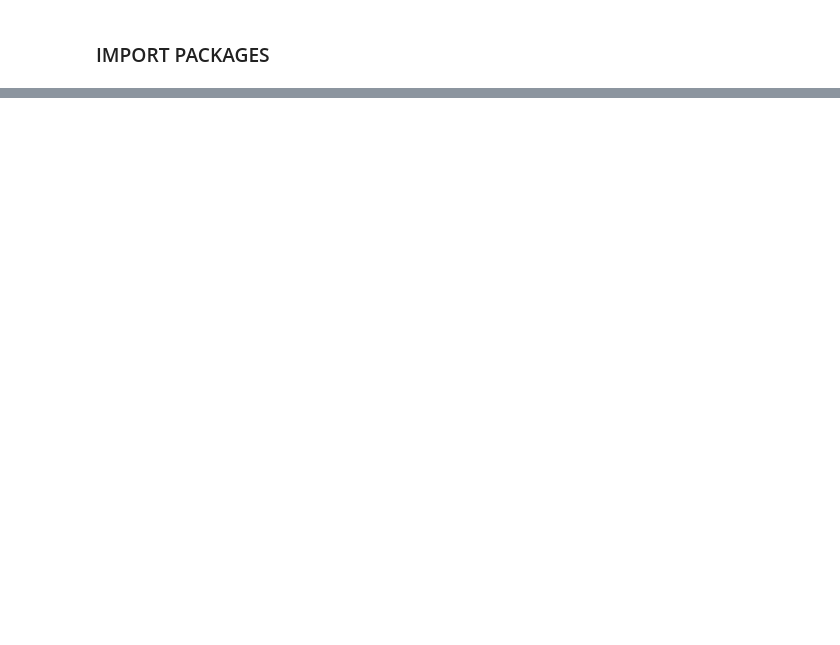
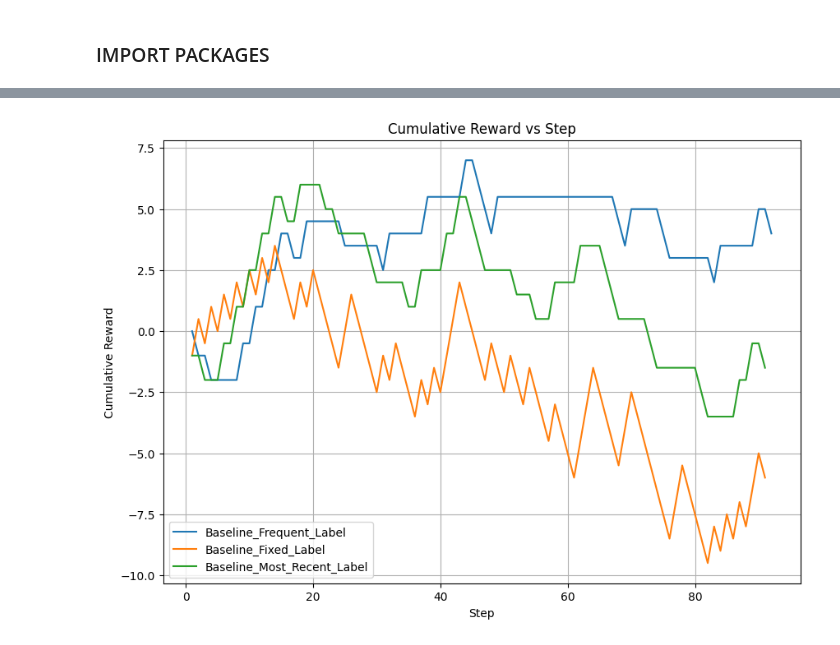
Before and after one commit to EngineerDanny/robust_algo_trader, a Jupyter notebook: drl/custom_environment.ipynb, the cells around one changed output, grey strips where cells are left out. Saved outputs shown, nothing was run; the diff lists cells and outputs as text; code cells hidden in the pictures; blank space fills up the shorter version.

```diff
--- a/drl/custom_environment.ipynb
+++ b/drl/custom_environment.ipynb
@@ -28,7 +28,8 @@ from enum import Enum
 import warnings
 warnings.filterwarnings("ignore")
 # %%
-df = pd.read_csv("/Users/newuser/Projects/robust-algo-trader/data/trades_EURUSD_H1_2011_2022.csv")
+#df = pd.read_csv("/Users/newuser/Projects/robust-algo-trader/data/trades_EURUSD_H1_2011_2022.csv")
+df = pd.read_csv("C:/Users/da2343/Projects/robust_algo_trader/data/EURUSD/trades_EURUSD_H1_2011_2022.csv")
 # %%
 df
 # %%
@@ -236,8 +231,8 @@ model.learn(total_timesteps=1_000_000_000,
 from sb3_contrib import RecurrentPPO
 
 # Load the model from a zip file
-# model = RecurrentPPO.load("C:/Users/da2343/Projects/robust_algo_trader/drl/log_10_17/trade_drl_model_44040000_steps.zip")
-model = RecurrentPPO.load("/Users/newuser/Projects/robust-algo-trader/envs/trade_drl_model_9120000_steps.zip")
+model = RecurrentPPO.load("C:/Users/da2343/Projects/robust_algo_trader/drl/log_10_17/trade_drl_model_44040000_steps.zip")
+# model = RecurrentPPO.load("/Users/newuser/Projects/robust-algo-trader/envs/trade_drl_model_9120000_steps.zip")
 model
 # set the env of the saved_model
 #saved_model.set_env(env, force_reset=False)
@@ -398,32 +415,34 @@ plt.show()
 # %%
 reward_df_concat = pd.concat(reward_df_list, axis=1)
 # there are three columns with the same name "step", we only need one
 reward_df_concat = reward_df_concat.loc[:,~reward_df_concat.columns.duplicated()]
 reward_df_concat
 
 import matplotlib.pyplot as plt
 
 # plot the cumulative reward against the step
 plt.figure(figsize=(10, 7))
 
 plt.plot(reward_df_concat["step"], reward_df_concat["Baseline_Frequent_Label"], label="Baseline_Frequent_Label")
 #plt.plot(reward_df_concat["step"], reward_df_concat["Baseline_Random_Label"], label="Baseline_Random_Label")
 plt.plot(reward_df_concat["step"], reward_df_concat["Baseline_Fixed_Label"], label="Baseline_Fixed_Label")
 plt.plot(reward_df_concat["step"], reward_df_concat["Baseline_Most_Recent_Label"], label="Baseline_Most_Recent_Label")
-plt.plot(reward_df_concat["step"], reward_df_concat["RecurrentPPO"], label="RecurrentPPO")
-plt.plot(reward_df_concat["step"], reward_df_concat["Ensemble_Baseline_Most_Recent_Label_RecurrentPPO"], label="Ensemble_Baseline_Most_Recent_Label_RecurrentPPO")
-plt.plot(reward_df_concat["step"], reward_df_concat["Max_Reward"], label="Max_Reward")
+# plt.plot(reward_df_concat["step"], reward_df_concat["RecurrentPPO"], label="RecurrentPPO")
+# plt.plot(reward_df_concat["step"], reward_df_concat["Ensemble_Baseline_Most_Recent_Label_RecurrentPPO"], label="Ensemble_Baseline_Most_Recent_Label_RecurrentPPO")
+# plt.plot(reward_df_concat["step"], reward_df_concat["Max_Reward"], label="Max_Reward")
 
 plt.xlabel("Step")
 plt.ylabel("Cumulative Reward")
 plt.title("Cumulative Reward vs Step")
 
 # show grid lines
 plt.grid()
 
 
 plt.legend()
 plt.show()
+# %% [output]
+[figure, added]
 # %%
 
 import matplotlib.pyplot as plt
```
Also changed, not shown: parts of 5 cells of this notebook.
